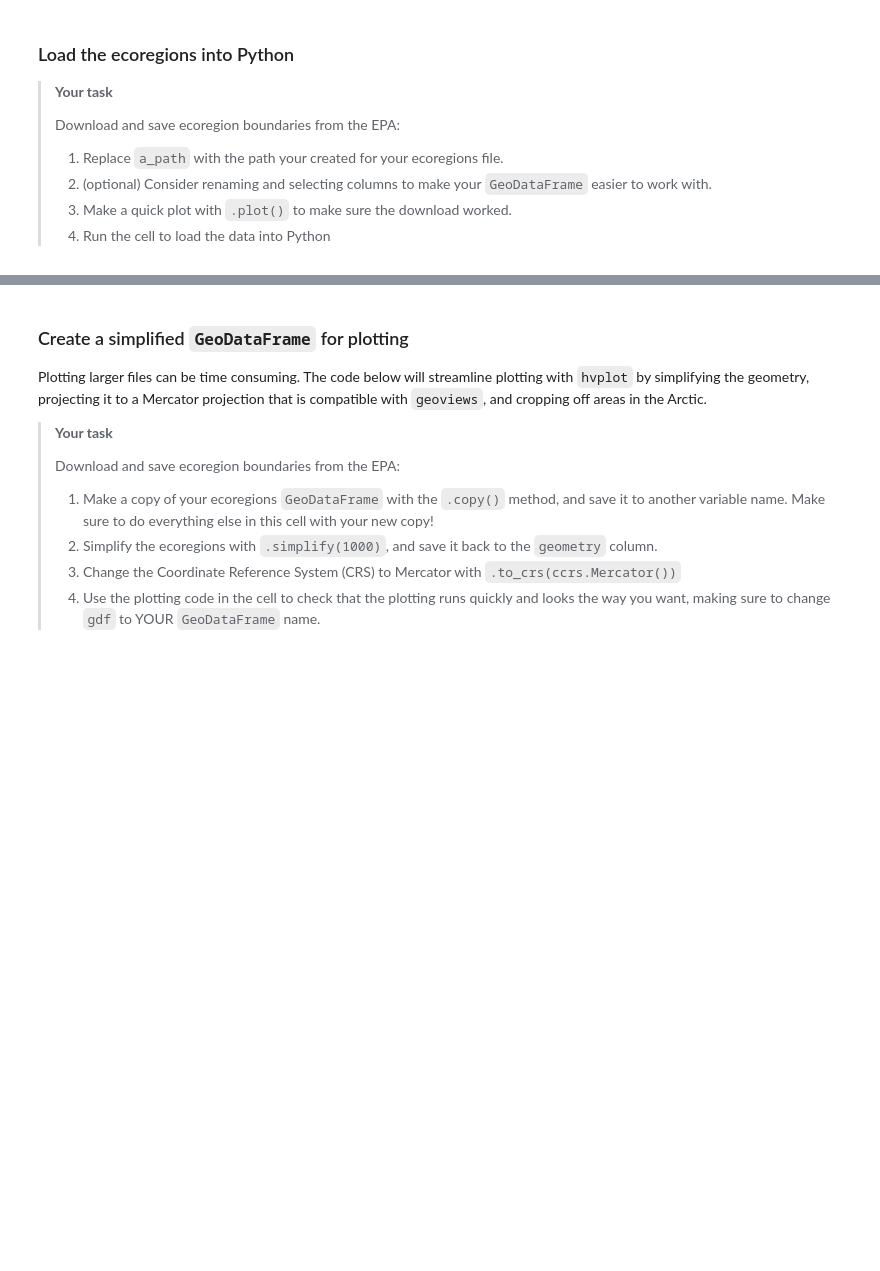
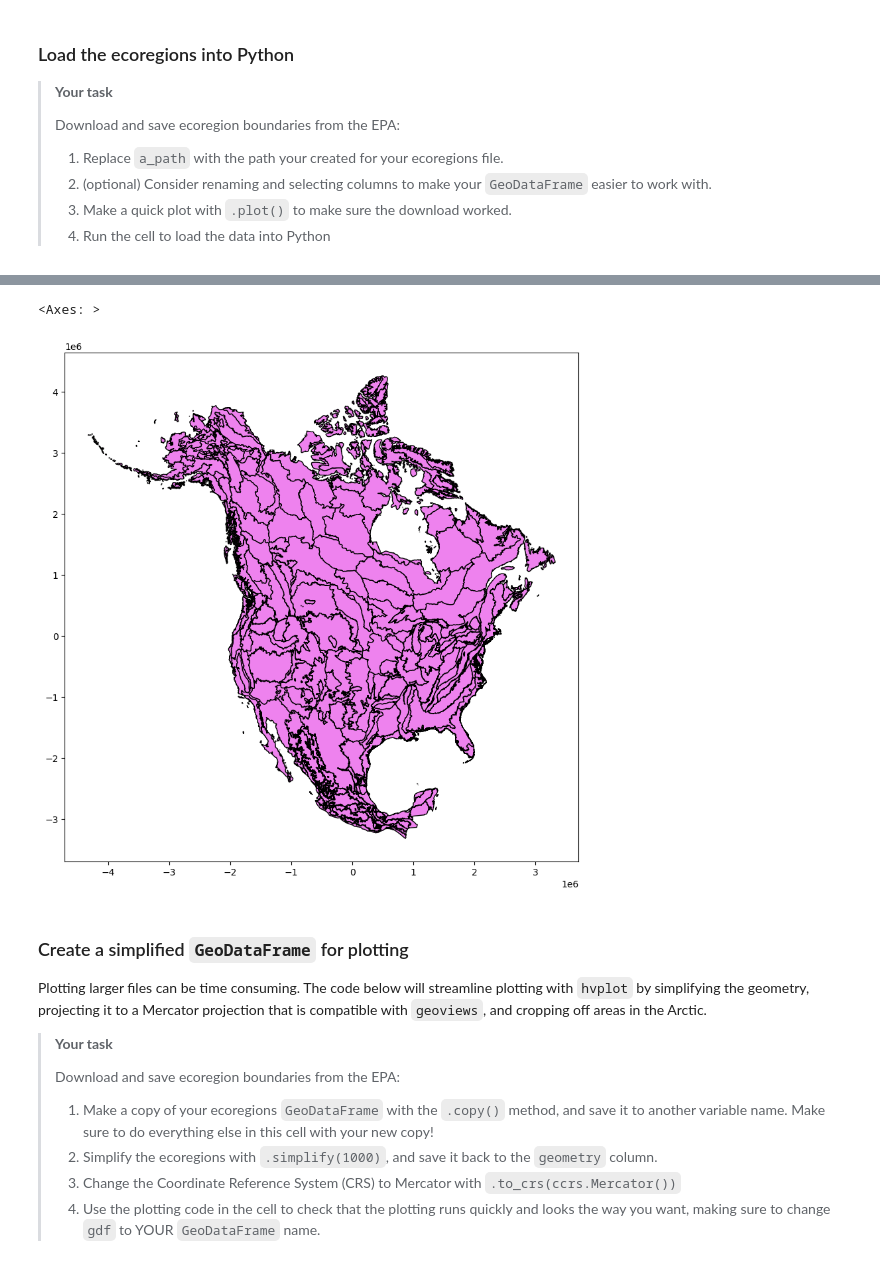
Before and after one commit to cu-esiil-edu/stars-02-species-distribution-SummerAfraidofHawk, a Jupyter notebook: species-distribution.ipynb, the cells around one changed output, grey strips where cells are left out. Drawn from its saved outputs; the diff is of its cells as text; code cells hidden in the pictures; blank space fills up the shorter version.

```diff
--- a/species-distribution.ipynb
+++ b/species-distribution.ipynb
@@ -168,3 +170,12 @@ NameError: name 'gpd' is not defined
+# %%
+ecoregion_gdf.plot(
+    figsize=(10,10),
+    edgecolor = 'black',
+    color = 'violet'
+)
+# %% [output]
+<Axes: >
+[figure, added]
 # %% [markdown]
 ### Create a simplified `GeoDataFrame` for plotting
 
```
Also changed, not shown: parts of 5 cells of this notebook.
